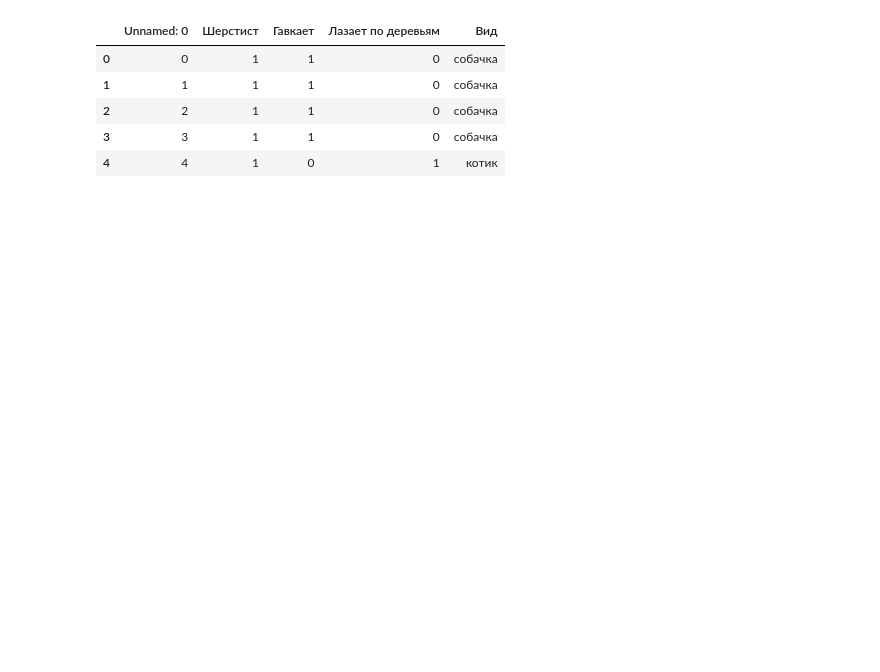
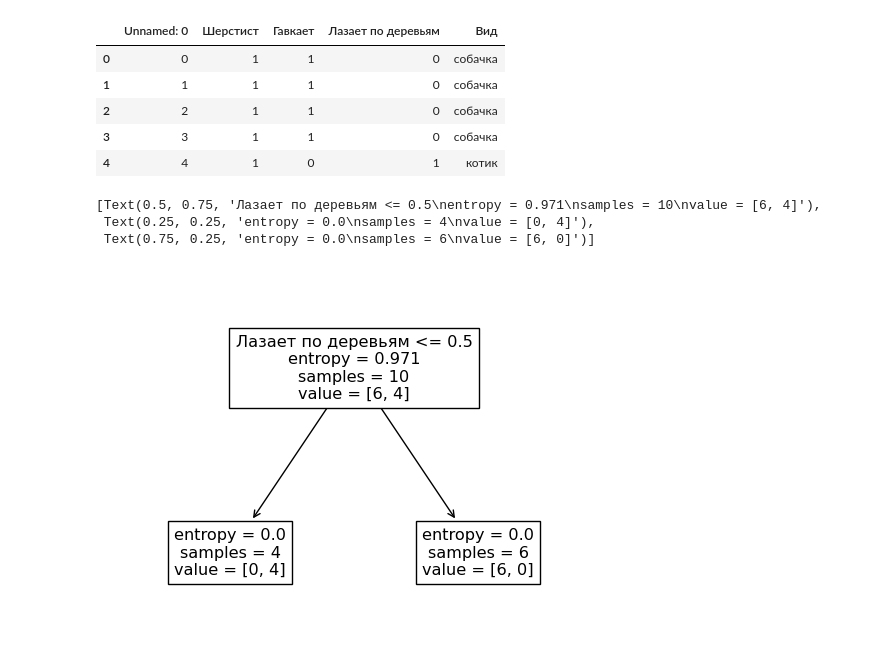
Before and after one commit to FlameDanita/DS-ML_courses, a Jupyter notebook: Введение в Data Science и машинное обучение/2. Решающие деревья/2.2 Немного теории и энтропии.ipynb, the cells around one changed output. Saved outputs shown, nothing was run; the diff lists cells and outputs as text; code cells hidden in the pictures; blank space fills up the shorter version.

```diff
--- a/Введение в Data Science и машинное обучение/2. Решающие деревья/2.2 Немного теории и энтропии.ipynb
+++ b/Введение в Data Science и машинное обучение/2. Решающие деревья/2.2 Немного теории и энтропии.ipynb
@@ -11,3 +30,20 @@ dogs_data.head()
 | 2 | 2 | 1 | 1 | 0 | собачка |
 | 3 | 3 | 1 | 1 | 0 | собачка |
 | 4 | 4 | 1 | 0 | 1 | котик |
+# %%
+cats_data = pd.read_csv('cats.csv')
+# %%
+cats_data = cats_data.drop('Unnamed: 0', axis=1)
+
+cats_X = cats_data.iloc[:, :3]
+cats_y = cats_data.iloc[:, 3]
+
+cats_clf = tree.DecisionTreeClassifier(criterion='entropy', random_state=0)
+cats_clf.fit(cats_X, cats_y)
+
+tree.plot_tree(cats_clf, feature_names=cats_X.columns)
+# %% [output]
+[Text(0.5, 0.75, 'Лазает по деревьям <= 0.5\nentropy = 0.971\nsamples = 10\nvalue = [6, 4]'),
+ Text(0.25, 0.25, 'entropy = 0.0\nsamples = 4\nvalue = [0, 4]'),
+ Text(0.75, 0.25, 'entropy = 0.0\nsamples = 6\nvalue = [6, 0]')]
+[figure, added]
```
Also changed, not shown: parts of 6 cells of this notebook, 1 other file.
